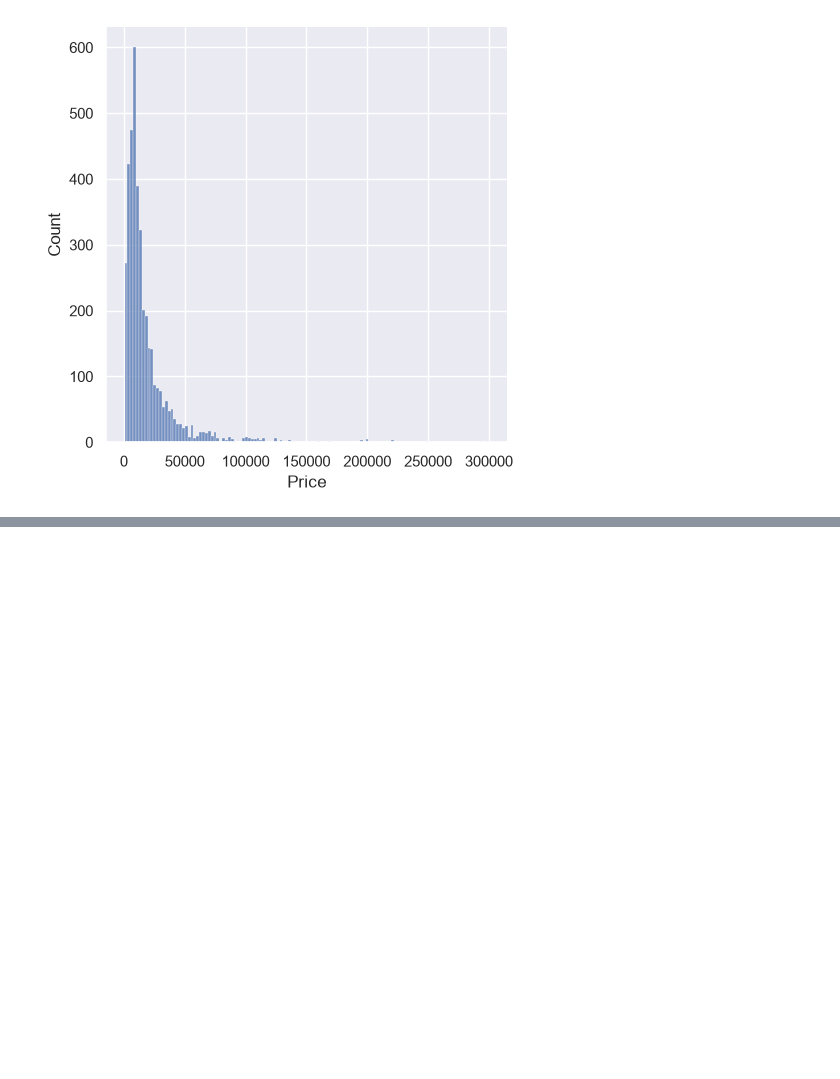
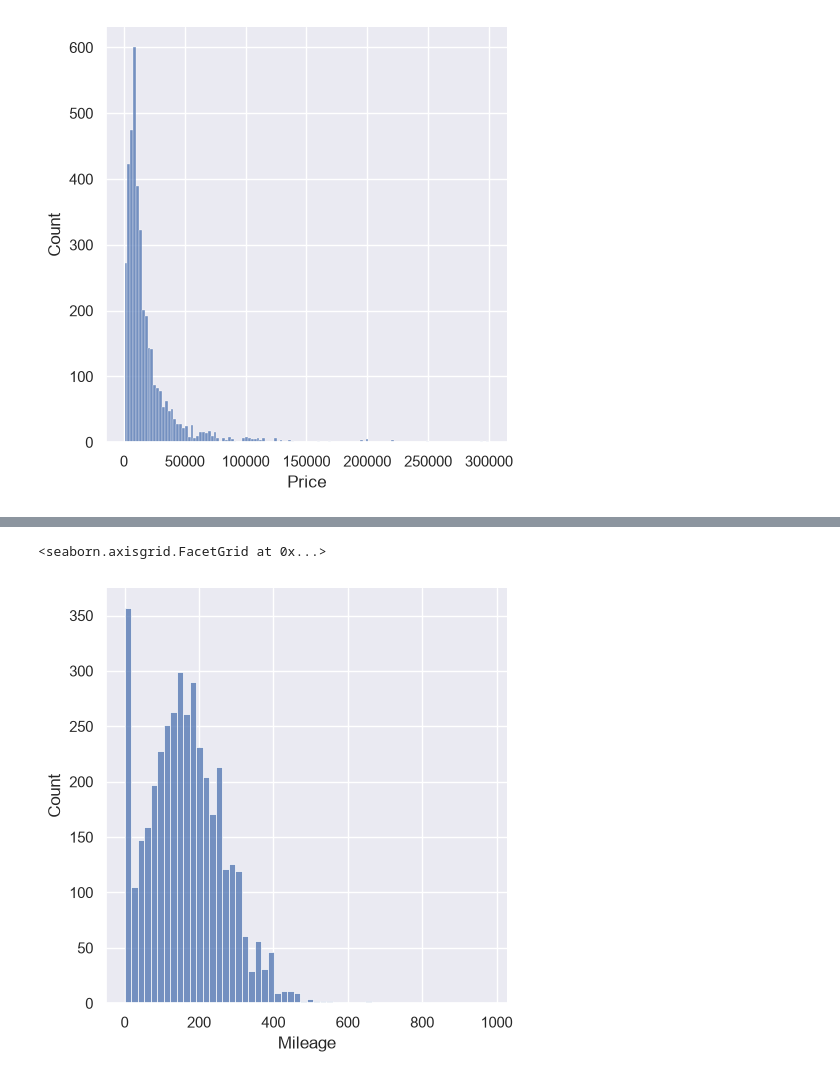
Before and after one commit to Mengheak/machine-learning, a Jupyter notebook: practical_example_linear_reg/Linear Reg Real life example.ipynb, the cells around one changed output, grey strips where cells are left out. Drawn from its saved outputs; the diff is of its cells as text; code cells hidden in the pictures; blank space fills up the shorter version.

```diff
--- a/practical_example_linear_reg/Linear Reg Real life example.ipynb
+++ b/practical_example_linear_reg/Linear Reg Real life example.ipynb
@@ -111,0 +131,5 @@ np.float64(129812.51999999981)
+# %%
+sns.displot(data_no_mv['Mileage'])
+# %% [output]
+<seaborn.axisgrid.FacetGrid at 0x...>
+[figure, added]
```
Also changed, not shown: parts of 10 cells of this notebook.
